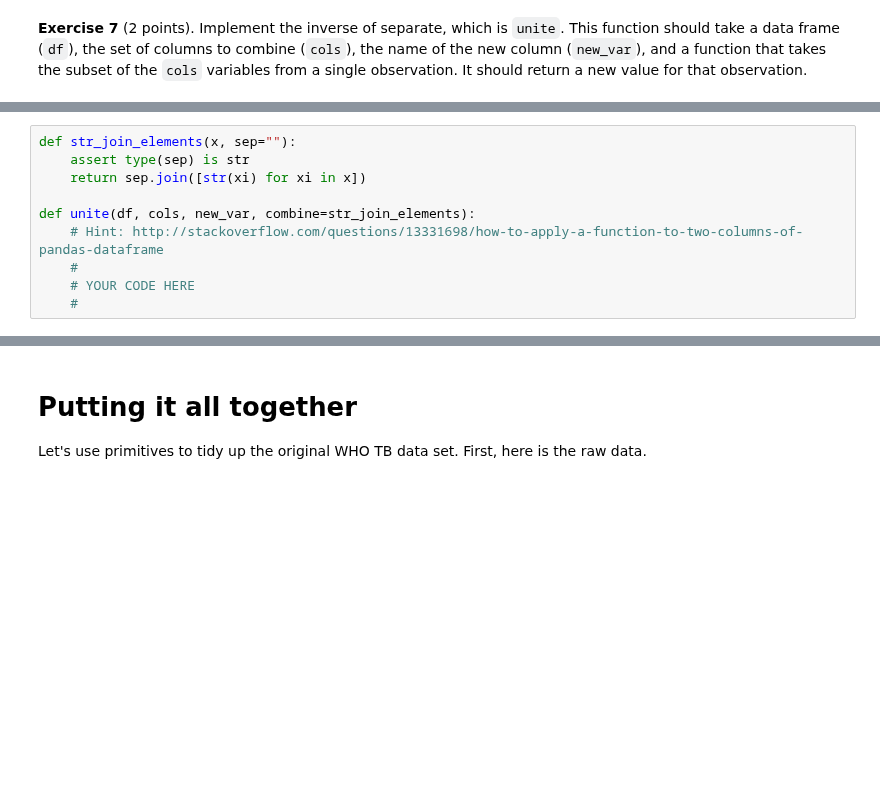
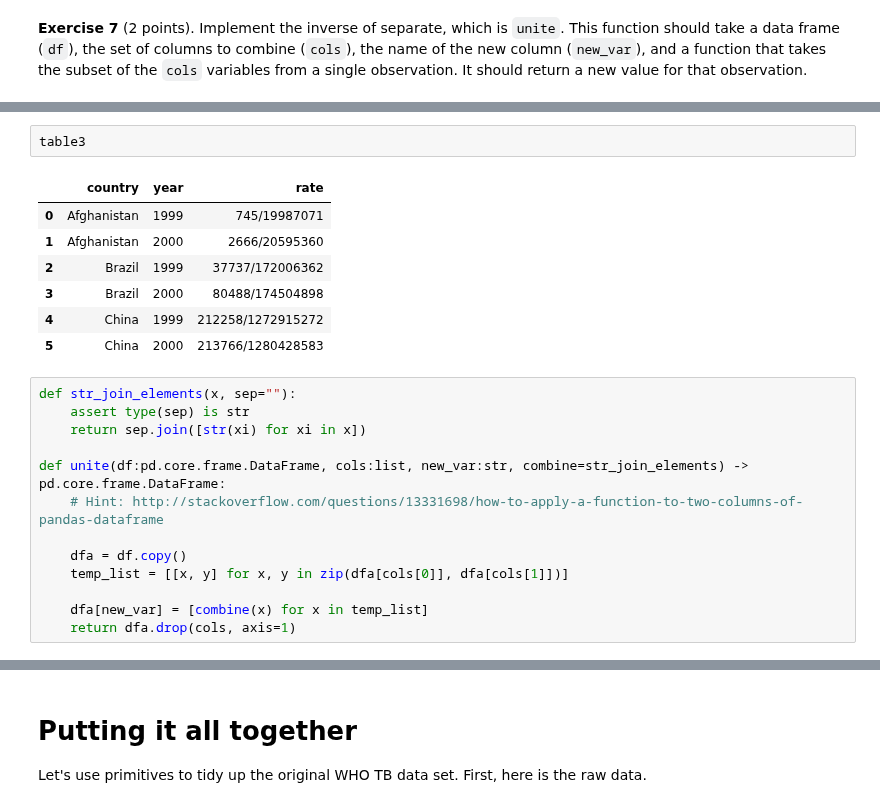
Before and after one commit to godsylla/ga_tech_omsa, a Jupyter notebook: cse_6040-computing-for-data-analysis/notebooks/nb7/main.ipynb, the cells around one changed output, grey strips where cells are left out. Drawn from its saved outputs; the diff is of its cells as text; blank space fills up the shorter version.

```diff
--- a/cse_6040-computing-for-data-analysis/notebooks/nb7/main.ipynb
+++ b/cse_6040-computing-for-data-analysis/notebooks/nb7/main.ipynb
@@ -1279,10 +1348,23 @@ print("\n(Passed.)")
+# %%
+table3
+# %% [output]
+|  | country | year | rate |
+| 0 | Afghanistan | 1999 | 745/19987071 |
+| 1 | Afghanistan | 2000 | 2666/20595360 |
+| 2 | Brazil | 1999 | 37737/172006362 |
+| 3 | Brazil | 2000 | 80488/174504898 |
+| 4 | China | 1999 | 212258/1272915272 |
+| 5 | China | 2000 | 213766/1280428583 |
 # %%
 def str_join_elements(x, sep=""):
     assert type(sep) is str
     return sep.join([str(xi) for xi in x])
 
-def unite(df, cols, new_var, combine=str_join_elements):
+def unite(df:pd.core.frame.DataFrame, cols:list, new_var:str, combine=str_join_elements) -> pd.core.frame.DataFrame:
     # Hint: http://stackoverflow.com/questions/13331698/how-to-apply-a-function-to-two-columns-of-pandas-dataframe
-    #
-    # YOUR CODE HERE
-    #
+
+    dfa = df.copy()
+    temp_list = [[x, y] for x, y in zip(dfa[cols[0]], dfa[cols[1]])]
+
+    dfa[new_var] = [combine(x) for x in temp_list]
+    return dfa.drop(cols, axis=1)
```
Also changed, not shown: parts of 15 cells of this notebook, 4 other files.
